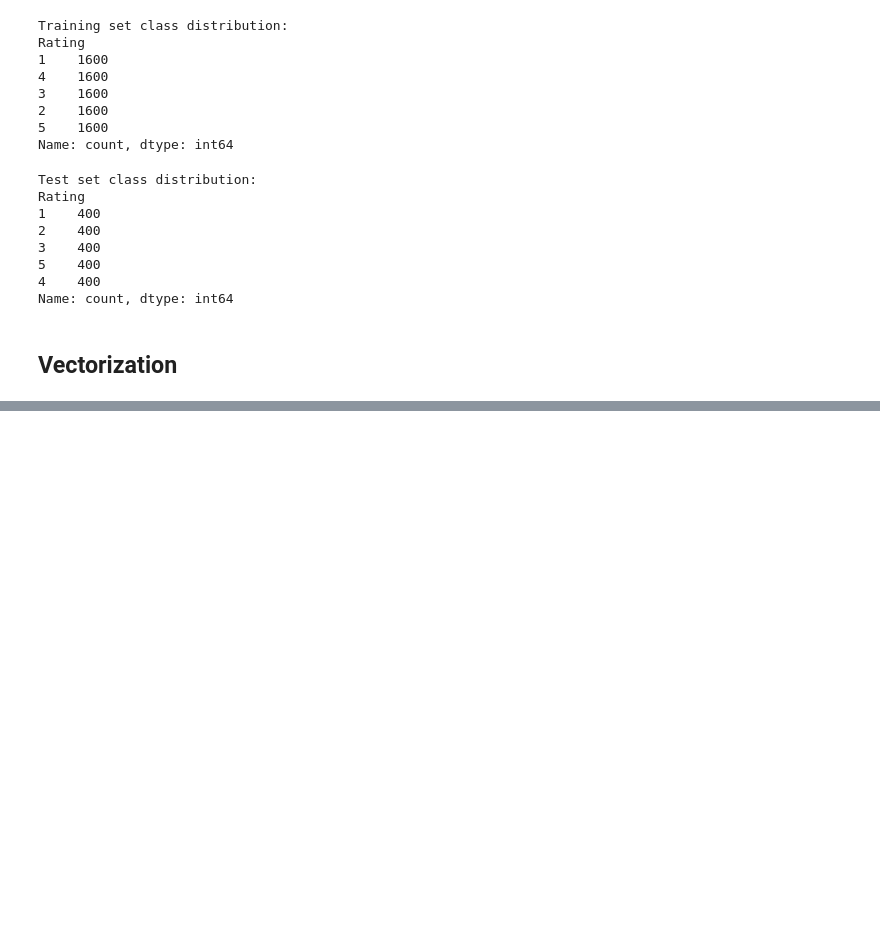
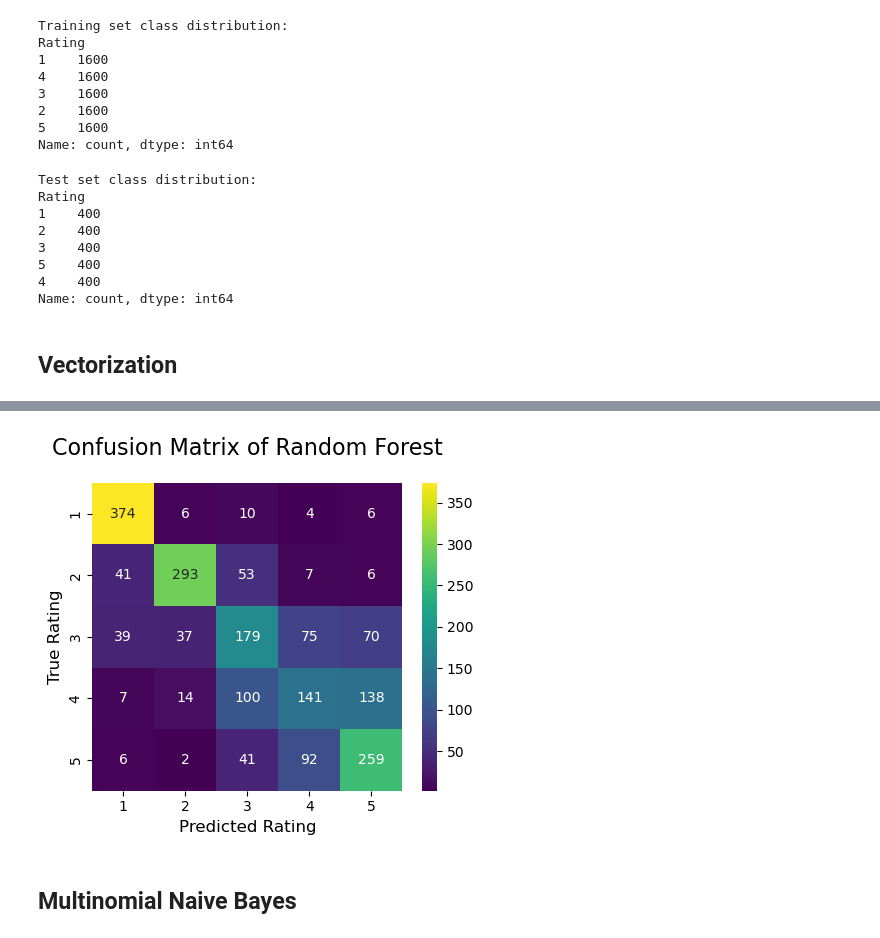
Before and after one commit to JoelKBenny/automated-review-rating-system, a Jupyter notebook: notebooks/Disneyland_reviews.ipynb, the cells around one changed output, grey strips where cells are left out. Cells and saved outputs as stored; diff of their text form; code cells hidden in the pictures; blank space fills up the shorter version.

```diff
--- a/notebooks/Disneyland_reviews.ipynb
+++ b/notebooks/Disneyland_reviews.ipynb
@@ -462,0 +545,19 @@ print(x_train_vec)
+# %%
+from sklearn.svm import LinearSVC
+svm = LinearSVC()
+svm.fit(x_train_vec, y_train)
+y_pred_svm = svm.predict(x_test_vec)
+# %%
+from sklearn.metrics import accuracy_score, precision_score, recall_score, f1_score, confusion_matrix
+
+accuracy = accuracy_score(y_test, y_pred_svm)
+precision = precision_score(y_test, y_pred_svm, average='weighted')
+recall = recall_score(y_test, y_pred_svm, average='weighted')
+f1 = f1_score(y_test, y_pred_svm, average='weighted')
+cm = confusion_matrix(y_test, y_pred_svm)
+
+print("\nAccuracy of model : ",accuracy)
+print("Precision         : ",precision)
+print("Recall            : ",recall)
+print("F1 Score          : ",f1)
+print("\nConfusion Matrix : \n",cm)
@@ -462,0 +576,13 @@ print(x_train_vec)
+# %%
+labels = [1,2,3,4,5]
+
+plt.figure(figsize=(5,4))
+sns.heatmap(cm, annot=True, fmt='d', cmap='viridis', xticklabels=labels, yticklabels=labels)
+plt.xlabel("Predicted Rating", fontsize=12)
+plt.ylabel("True Rating", fontsize=12)
+plt.title("Confusion Matrix of Random Forest", fontsize=16, pad=20)
+plt.show()
+# %% [output]
+[figure, added]
+# %% [markdown]
+## Multinomial Naive Bayes
```
Also changed, not shown: parts of 25 cells of this notebook, 1 other file.
